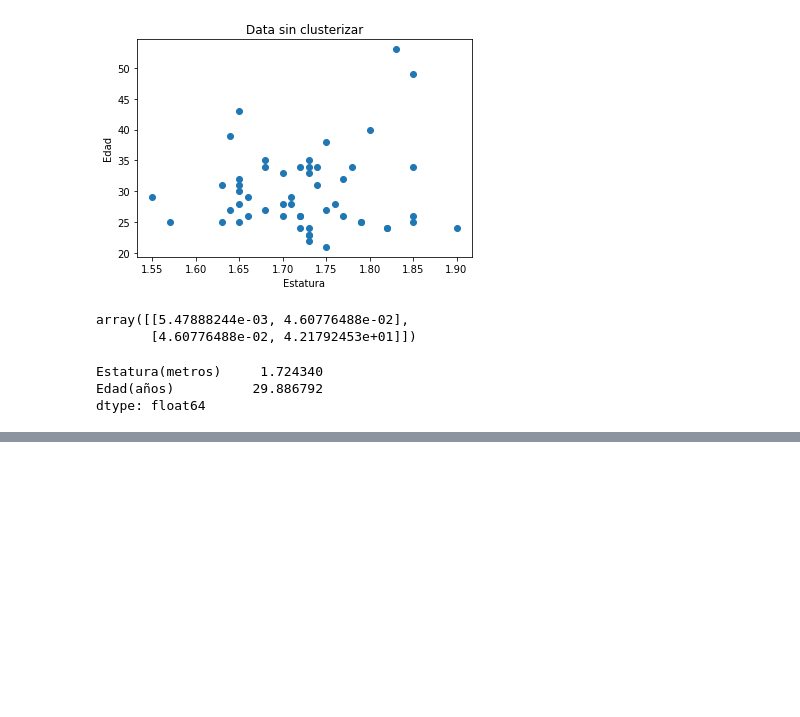
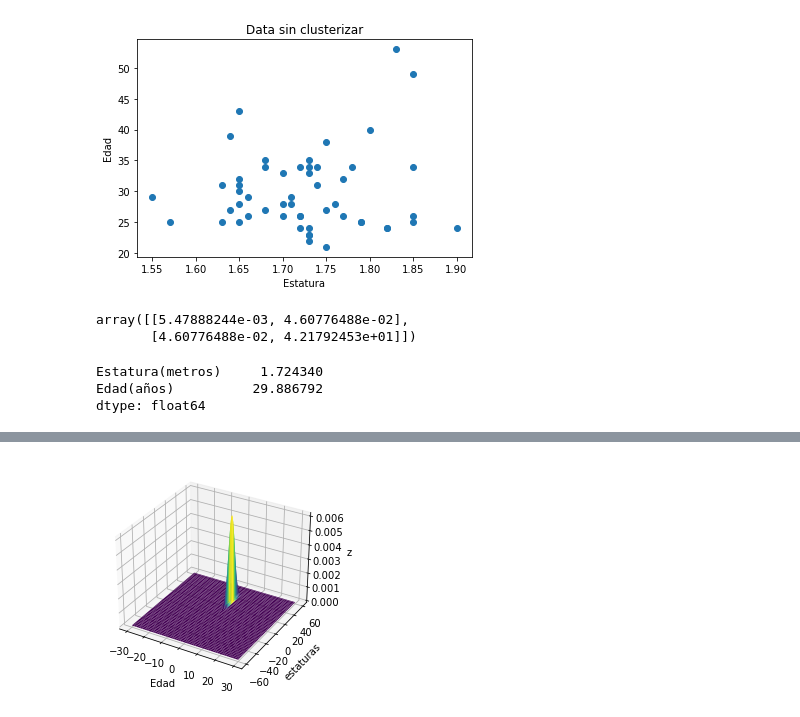
Before and after one commit to hubercpx/statistical_learning_ii, a Jupyter notebook: Tarea_2/Practica 2 - Deteccion de Anomalias.ipynb, the cells around one changed output, grey strips where cells are left out. Cells and saved outputs as stored; diff of their text form; code cells hidden in the pictures; blank space fills up the shorter version.

```diff
--- a/Tarea_2/Practica 2 - Deteccion de Anomalias.ipynb
+++ b/Tarea_2/Practica 2 - Deteccion de Anomalias.ipynb
@@ -171,0 +179,15 @@ plt.scatter(data_anomalias_valtest[:,0], data_anomalias_valtest[:,1000], marker
+# %%
+from mpl_toolkits.mplot3d import axes3d
+x, y = np.meshgrid(np.linspace(-30, 30, 100), np.linspace(-60, 60, 100))
+z = np.empty(x.shape + (2, ))
+z[:, :, 0] = x
+z[:, :, 1] = y
+fig = plt.figure()
+ax = fig.gca(projection='3d')
+ax.plot_surface(x, y, m_n.pdf(z), cmap = 'viridis', linewidth = 0)
+ax.set_xlabel('Edad')
+ax.set_ylabel('estaturas')
+ax.set_zlabel('z')
+plt.show()
+# %% [output]
+[figure, added]
```
Also changed, not shown: parts of 17 cells of this notebook, 5 other files.
